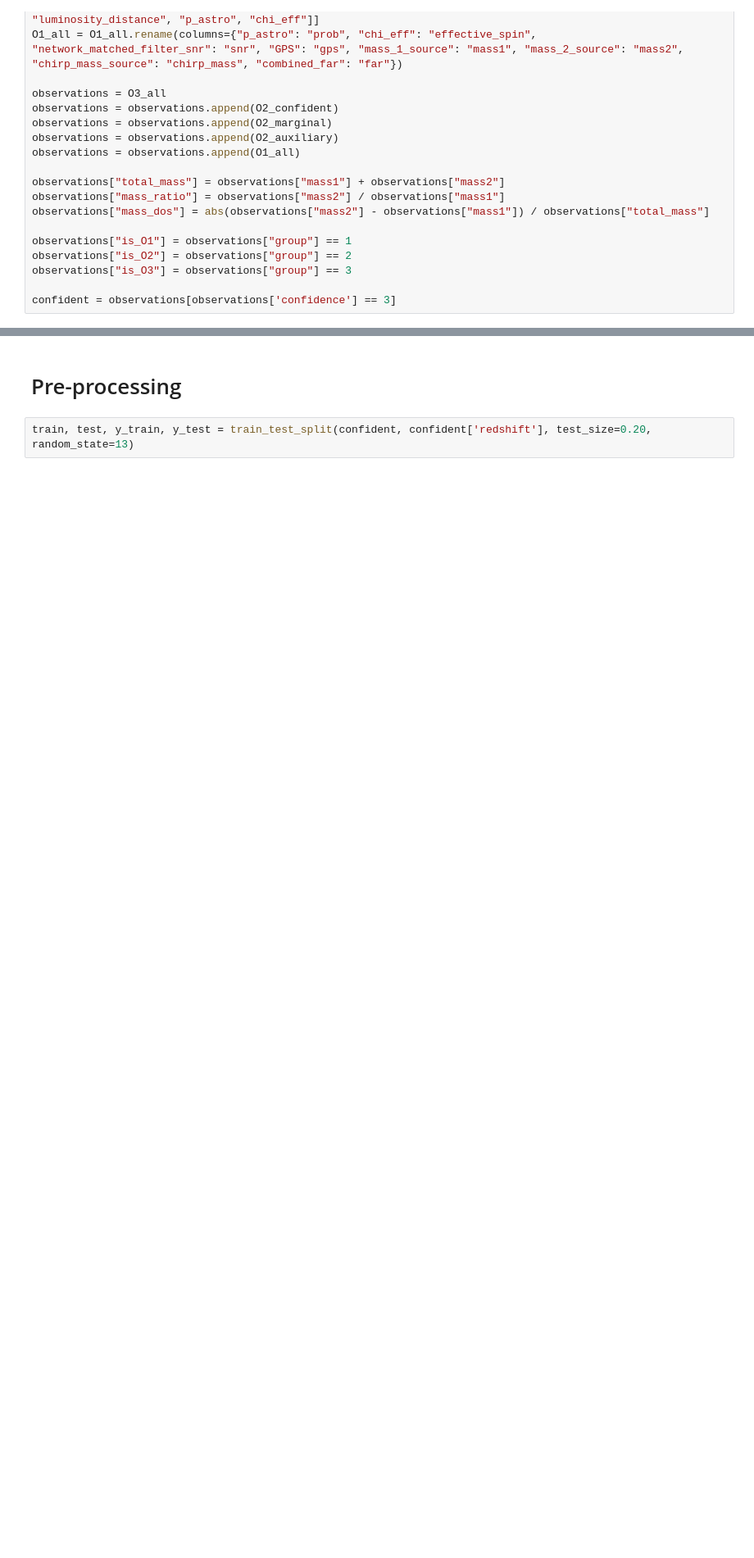
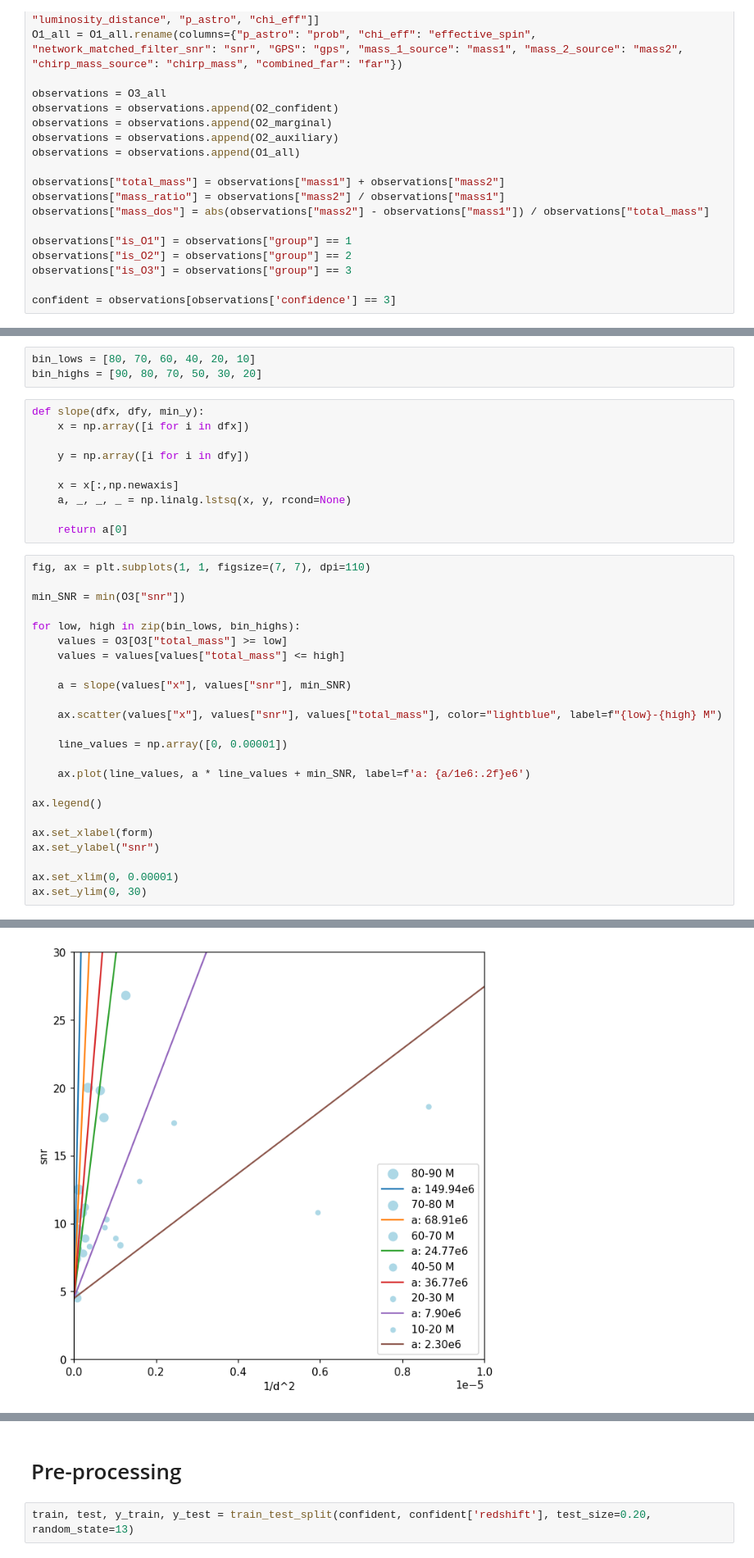
Before and after one commit to AndrewValentini/Gravitational-Waves-Research-23-24, a Jupyter notebook: Data Analysis/Redshift.ipynb, the cells around one changed output, grey strips where cells are left out. Shown at 82% size. Cells and saved outputs as stored; diff of their text form; blank space fills up the shorter version.

```diff
--- a/Data Analysis/Redshift.ipynb
+++ b/Data Analysis/Redshift.ipynb
@@ -134,0 +147,38 @@ confident = observations[observations['confidence'] == 3]
+# %%
+bin_lows = [80, 70, 60, 40, 20, 10]
+bin_highs = [90, 80, 70, 50, 30, 20]
+# %%
+def slope(dfx, dfy, min_y):
+    x = np.array([i for i in dfx])
+
+    y = np.array([i for i in dfy])
+
+    x = x[:,np.newaxis]
+    a, _, _, _ = np.linalg.lstsq(x, y, rcond=None)
+
+    return a[0]
+# %%
+fig, ax = plt.subplots(1, 1, figsize=(7, 7), dpi=110)
+
+min_SNR = min(O3["snr"])
+
+for low, high in zip(bin_lows, bin_highs):
+    values = O3[O3["total_mass"] >= low]
+    values = values[values["total_mass"] <= high]
+
+    a = slope(values["x"], values["snr"], min_SNR)
+
+    ax.scatter(values["x"], values["snr"], values["total_mass"], color="lightblue", label=f"{low}-{high} M")
+
+    line_values = np.array([0, 0.00001])
+
+    ax.plot(line_values, a * line_values + min_SNR, label=f'a: {a/1e6:.2f}e6')
+
+ax.legend()
+
+ax.set_xlabel(form)
+ax.set_ylabel("snr")
+
+ax.set_xlim(0, 0.00001)
+ax.set_ylim(0, 30)
+# %% [output]
@@ -134,0 +186 @@ confident = observations[observations['confidence'] == 3]
+[figure, added]
```
Also changed, not shown: parts of 8 cells of this notebook.
